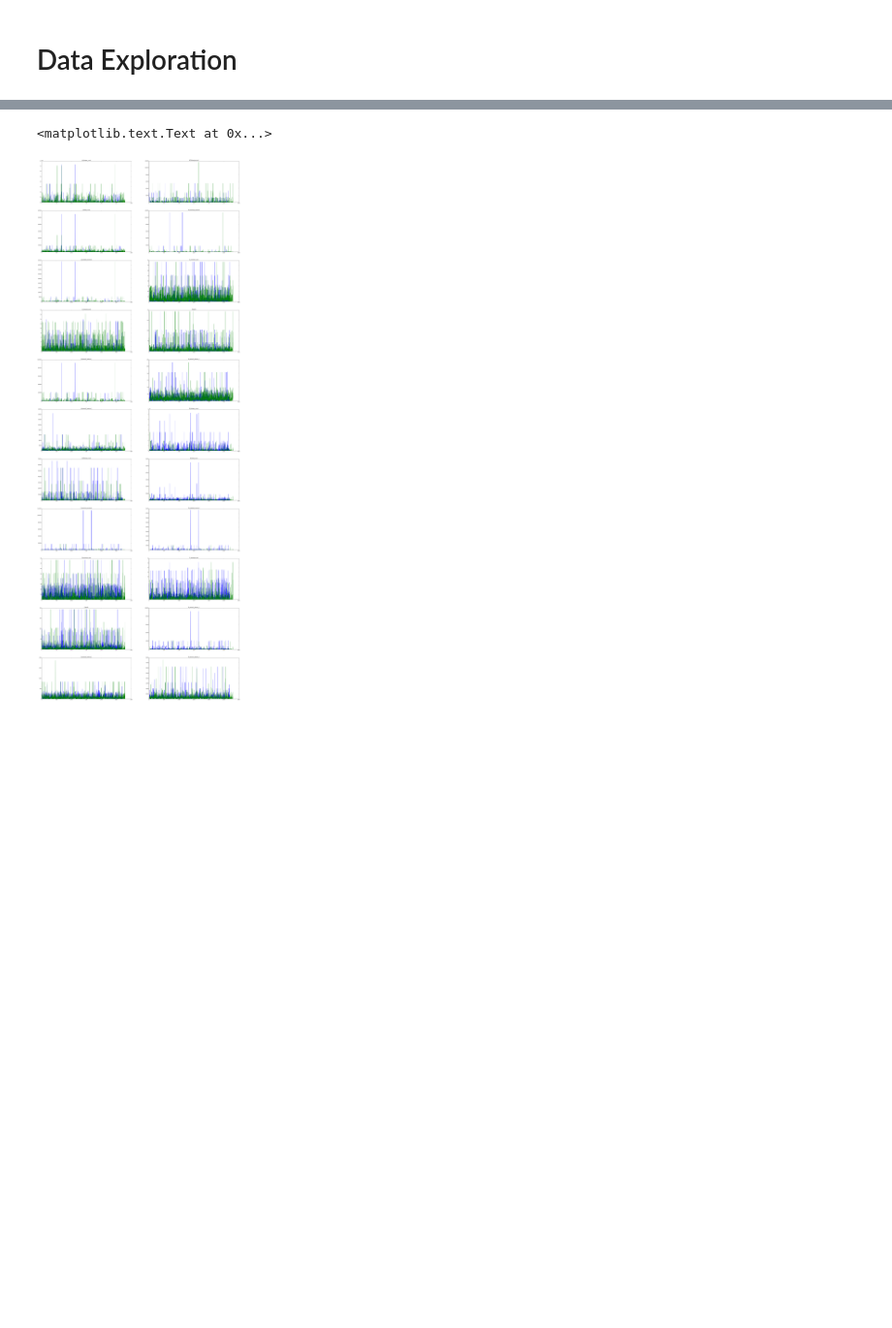
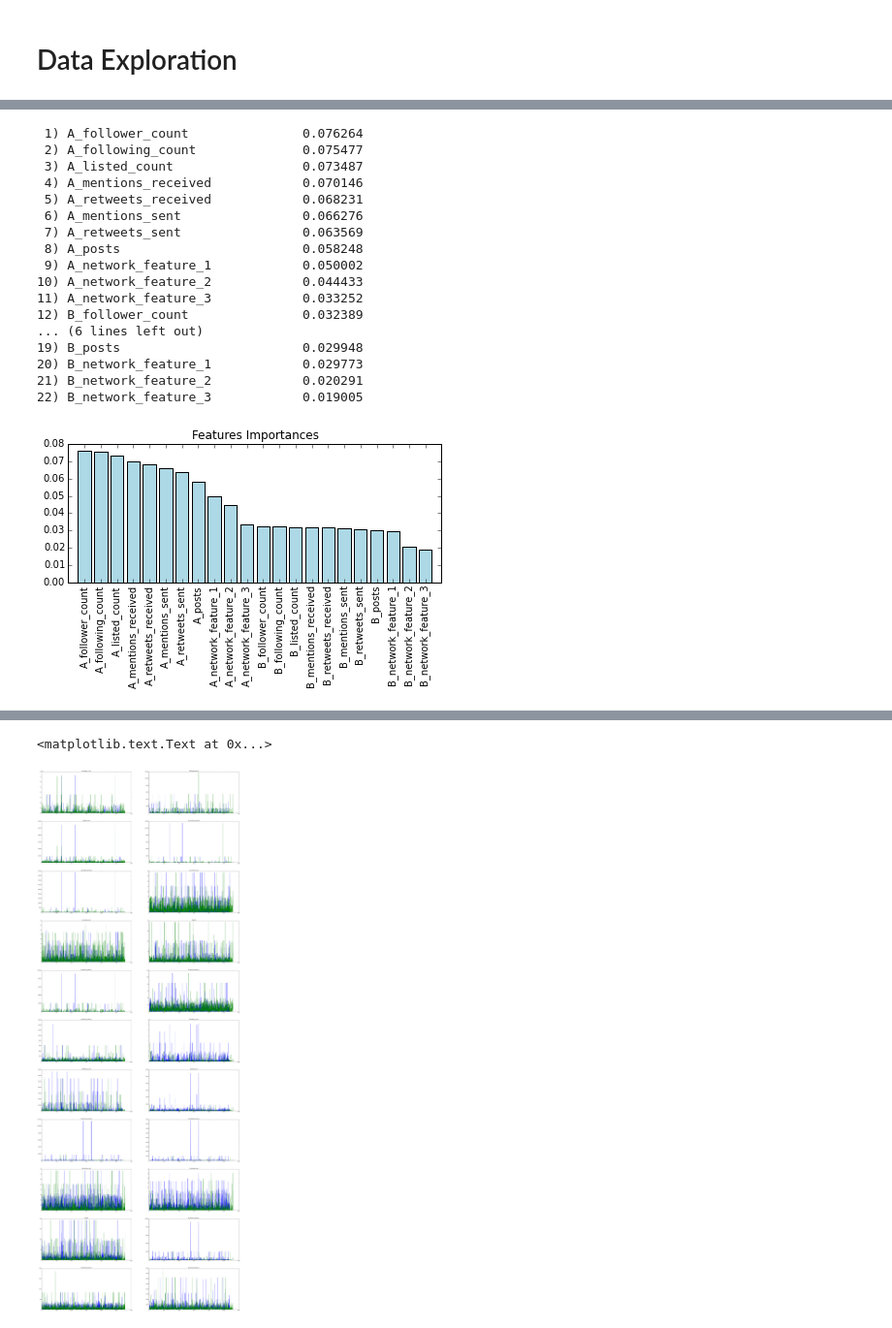
Before and after one commit to nickhamlin/mids_207_final_project, a Jupyter notebook: 207 Final Project - Byun, Chio, Danish, Hamlin, Pazo.ipynb, the cells around one changed output, grey strips where cells are left out. Shown at 97% size. Saved outputs shown, nothing was run; the diff lists cells and outputs as text; code cells hidden in the pictures; blank space fills up the shorter version.

```diff
--- a/207 Final Project - Byun, Chio, Danish, Hamlin, Pazo.ipynb
+++ b/207 Final Project - Byun, Chio, Danish, Hamlin, Pazo.ipynb
@@ -104,0 +168,43 @@ ax11.set_title('A_B_network_feature_3') # keep
+# %%
+##Usuing a random forest to measure the feature importance
+
+from sklearn.ensemble import RandomForestClassifier
+
+feat_labels = ['A_follower_count', 'A_following_count', 'A_listed_count', 'A_mentions_received',
+               'A_retweets_received', 'A_mentions_sent', 'A_retweets_sent', 'A_posts', 'A_network_feature_1',
+               'A_network_feature_2','A_network_feature_3','B_follower_count','B_following_count',
+               'B_listed_count','B_mentions_received','B_retweets_received','B_mentions_sent',
+               'B_retweets_sent','B_posts','B_network_feature_1','B_network_feature_2','B_network_feature_3']
+
+forest = RandomForestClassifier(n_estimators = 1000, random_state = 0, n_jobs = -1)
+forest.fit(X,Y)
+importances = forest.feature_importances_
+indices = np.argsort(importances)[::-1]
+for f in range(X.shape[1]):
+    print("%2d) %-*s %f" % (f + 1, 30, feat_labels[f], importances[indices[f]]))
+
+plt.title('Features Importances')
+plt.bar(range(X.shape[1]),importances[indices], color='lightblue', align='center')
+plt.xticks(range(X.shape[1]), feat_labels, rotation=90)
+plt.xlim([-1, X.shape[1]])
+plt.tight_layout()
+plt.show()
+# %% [output]
+ 1) A_follower_count               0.076264
+ 2) A_following_count              0.075477
+ 3) A_listed_count                 0.073487
+ 4) A_mentions_received            0.070146
+ 5) A_retweets_received            0.068231
+ 6) A_mentions_sent                0.066276
+ 7) A_retweets_sent                0.063569
+ 8) A_posts                        0.058248
+ 9) A_network_feature_1            0.050002
+10) A_network_feature_2            0.044433
+11) A_network_feature_3            0.033252
+12) B_follower_count               0.032389
+... (6 lines left out)
+19) B_posts                        0.029948
+20) B_network_feature_1            0.029773
+21) B_network_feature_2            0.020291
+22) B_network_feature_3            0.019005
+[figure, added]
```
Also changed, not shown: parts of 36 cells of this notebook.
